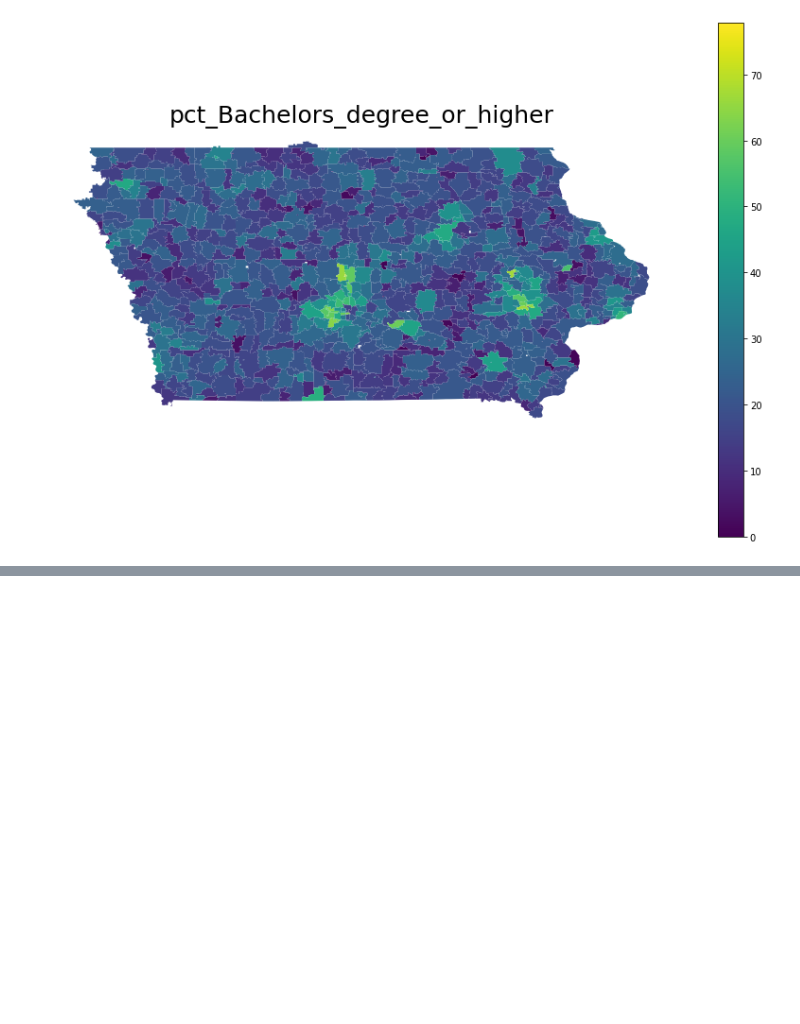
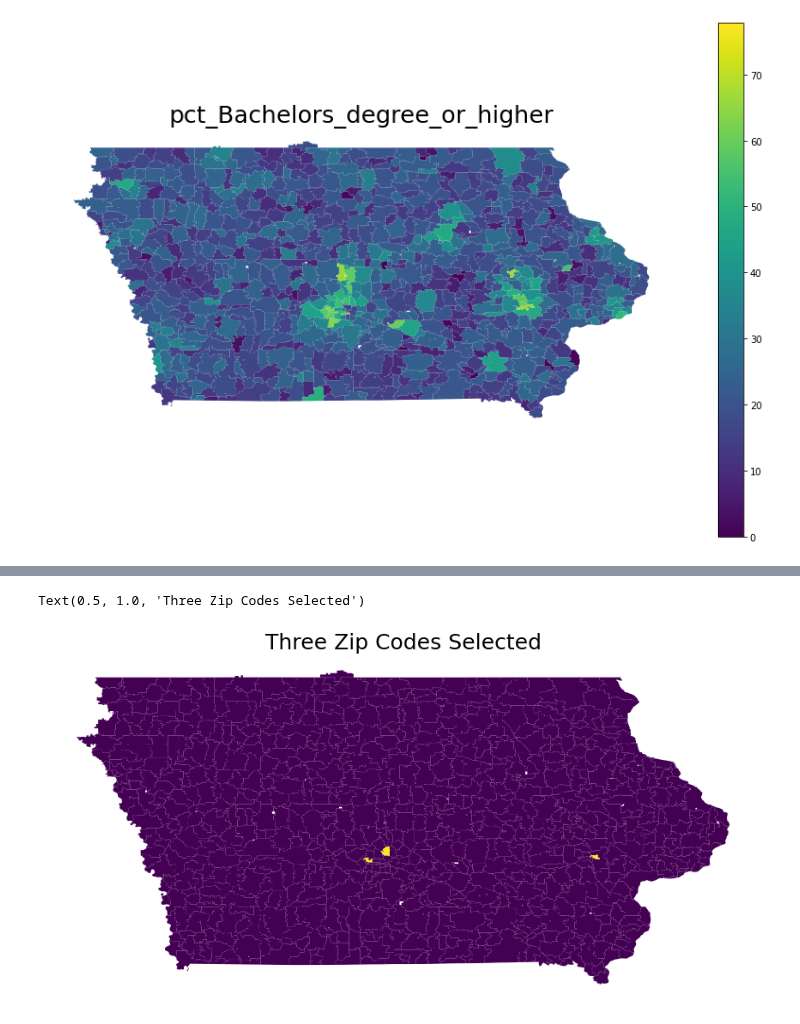
Before and after one commit to dgarbato/capstone, a Jupyter notebook: geopandas-zips.ipynb, the cells around one changed output, grey strips where cells are left out. Drawn from its saved outputs; the diff is of its cells as text; code cells hidden in the pictures; blank space fills up the shorter version.

```diff
--- a/geopandas-zips.ipynb
+++ b/geopandas-zips.ipynb
@@ -497,0 +490,11 @@ ax.set_axis_off(); # turns off axis labels
+# %%
+# selected_zips
+ax = iowa_pop_gdf.plot(column='selected_zips',legend = False, figsize=(15, 10),
+                        )
+
+ax.set_axis_off(); # turns off axis labels
+# add a title
+ax.set_title('Three Zip Codes Selected', fontdict={'fontsize': '25', 'fontweight' : '3'})
+# %% [output]
+Text(0.5, 1.0, 'Three Zip Codes Selected')
+[figure, added]
```
Also changed, not shown: parts of 33 cells of this notebook, 8 other files.
